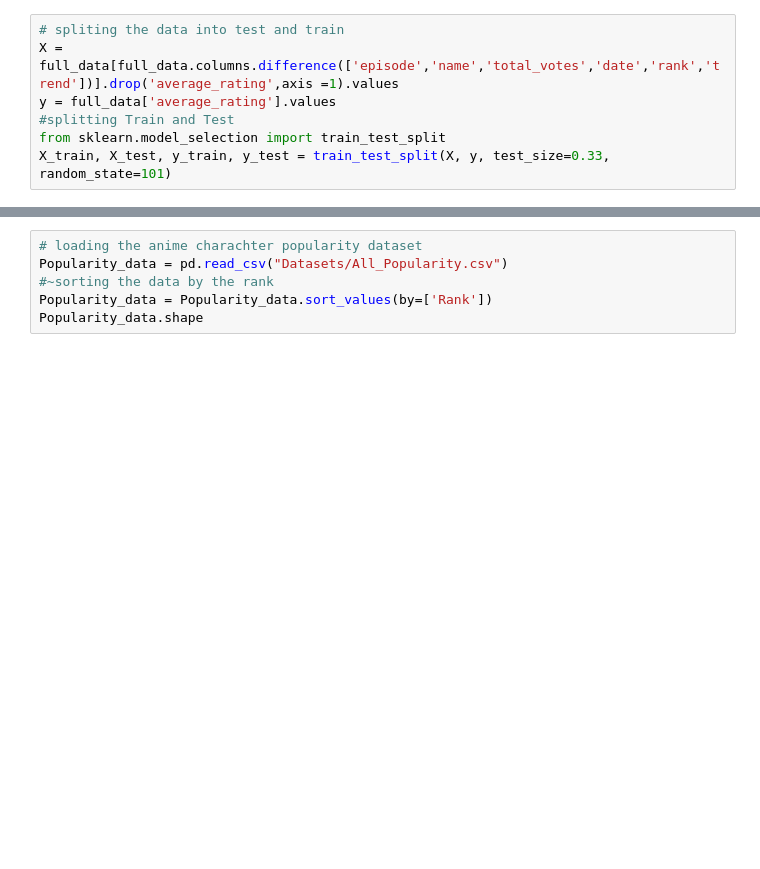
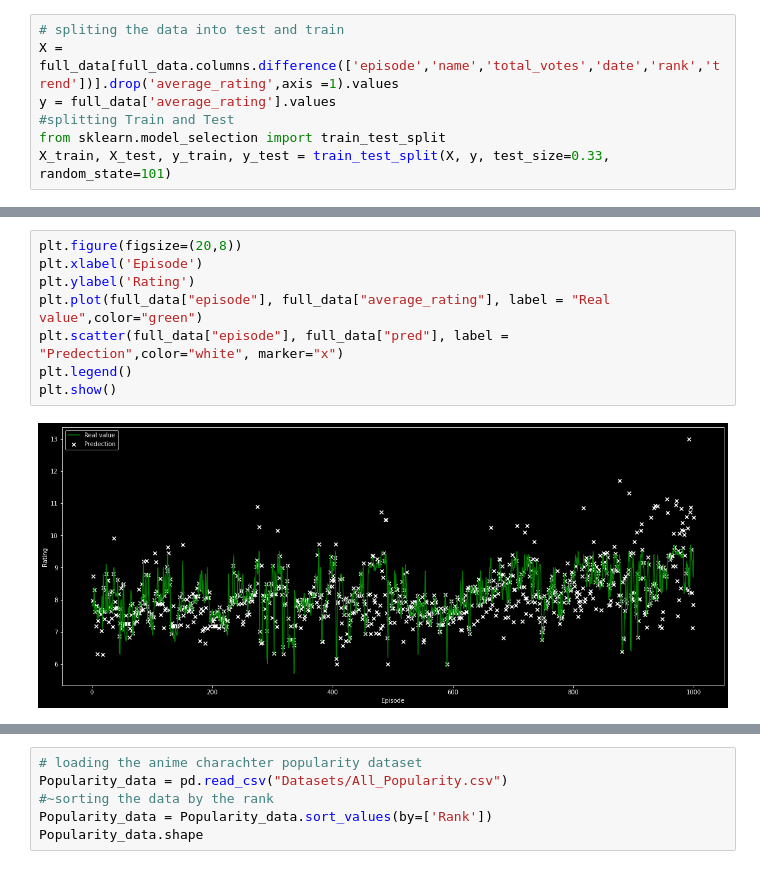
Before and after one commit to Chiheb-Edine-Zoghlemi/ONE_PIECE_DATA_ANALYZE, a Jupyter notebook: Project.ipynb, the cells around one changed output, grey strips where cells are left out. Drawn from its saved outputs; the diff is of its cells as text; blank space fills up the shorter version.

Commit message:
added a predection model (NN)

```diff
--- a/Project.ipynb
+++ b/Project.ipynb
@@ -465,3 +461,13 @@ plt.show()
+# %%
+plt.figure(figsize=(20,8))
+plt.xlabel('Episode')
+plt.ylabel('Rating')
+plt.plot(full_data["episode"], full_data["average_rating"], label = "Real value",color="green")
+plt.scatter(full_data["episode"], full_data["pred"], label = "Predection",color="white", marker="x")
+plt.legend()
+plt.show()
+# %% [output]
+[figure, added]
 # %% [markdown]
 <img src="img/top100.jpg">
 <h1> Characters Popularity  </h1>
```
Also changed, not shown: parts of 13 cells of this notebook.
